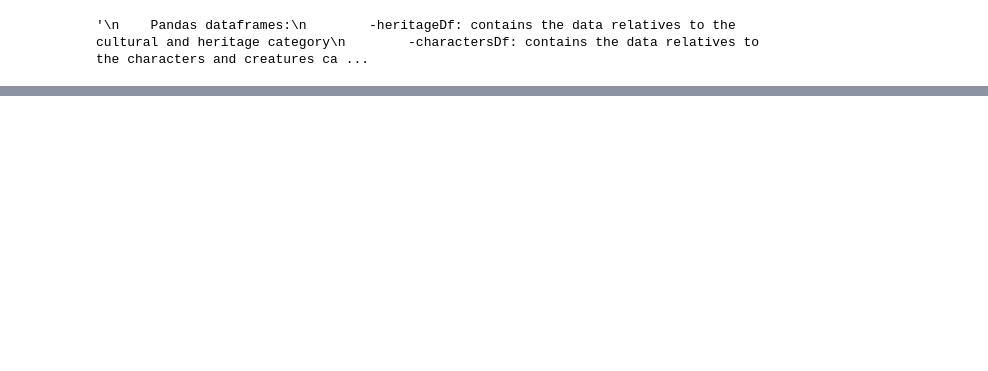
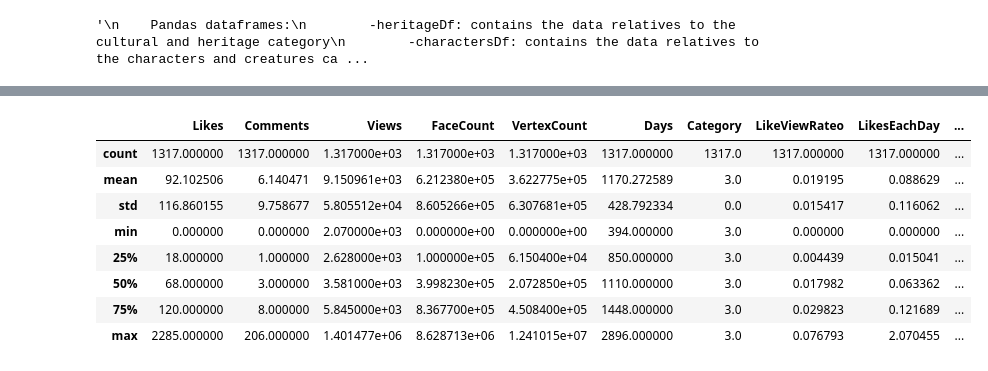
Before and after one commit to MaGiiK02/sketchfab_data_analysis, a Jupyter notebook: Sketchfab_data_analizer_plots.ipynb, the cells around one changed output, grey strips where cells are left out. Saved outputs shown, nothing was run; the diff lists cells and outputs as text; code cells hidden in the pictures; blank space fills up the shorter version.

```diff
--- a/Sketchfab_data_analizer_plots.ipynb
+++ b/Sketchfab_data_analizer_plots.ipynb
@@ -171,0 +248,12 @@ px.scatter(globalDf[(globalDf.Views >= 2000) & (globalDf.Views <= 50000) & (glob
+# %%
+heritageDf.describe()
+# %% [output]
+|  | Likes | Comments | Views | FaceCount | VertexCount | Days | Category | LikeViewRateo | LikesEachDay | ... |
+| count | 1317.000000 | 1317.000000 | 1.317000e+03 | 1.317000e+03 | 1.317000e+03 | 1317.000000 | 1317.0 | 1317.000000 | 1317.000000 | ... |
+| mean | 92.102506 | 6.140471 | 9.150961e+03 | 6.212380e+05 | 3.622775e+05 | 1170.272589 | 3.0 | 0.019195 | 0.088629 | ... |
+| std | 116.860155 | 9.758677 | 5.805512e+04 | 8.605266e+05 | 6.307681e+05 | 428.792334 | 0.0 | 0.015417 | 0.116062 | ... |
+| min | 0.000000 | 0.000000 | 2.070000e+03 | 0.000000e+00 | 0.000000e+00 | 394.000000 | 3.0 | 0.000000 | 0.000000 | ... |
+| 25% | 18.000000 | 1.000000 | 2.628000e+03 | 1.000000e+05 | 6.150400e+04 | 850.000000 | 3.0 | 0.004439 | 0.015041 | ... |
+| 50% | 68.000000 | 3.000000 | 3.581000e+03 | 3.998230e+05 | 2.072850e+05 | 1110.000000 | 3.0 | 0.017982 | 0.063362 | ... |
+| 75% | 120.000000 | 8.000000 | 5.845000e+03 | 8.367700e+05 | 4.508400e+05 | 1448.000000 | 3.0 | 0.029823 | 0.121689 | ... |
+| max | 2285.000000 | 206.000000 | 1.401477e+06 | 8.628713e+06 | 1.241015e+07 | 2896.000000 | 3.0 | 0.076793 | 2.070455 | ... |
```
Also changed, not shown: parts of 4 cells of this notebook, 1 other file.
